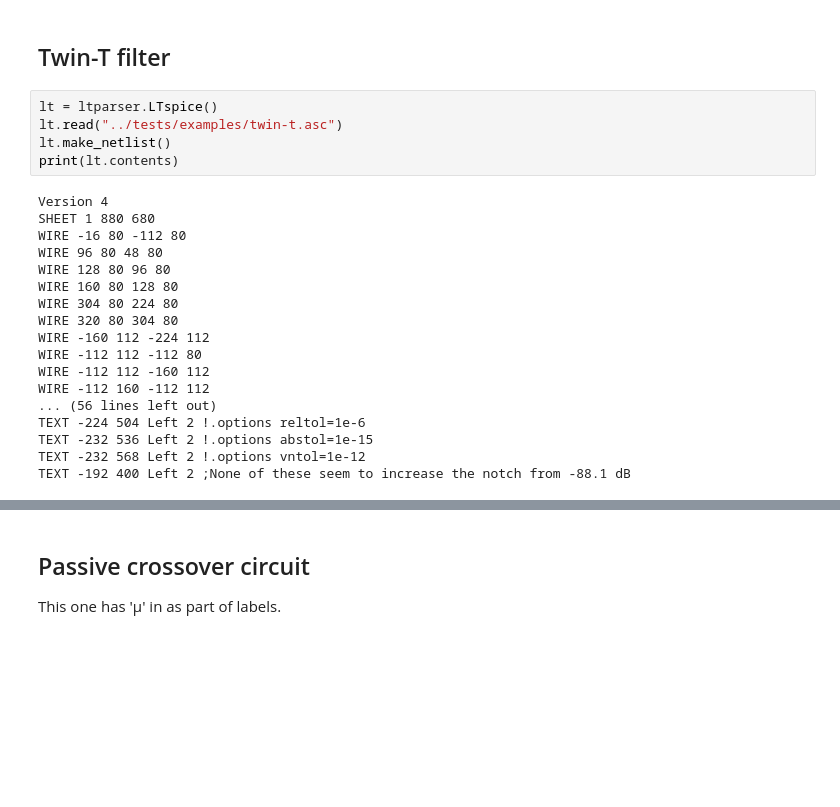
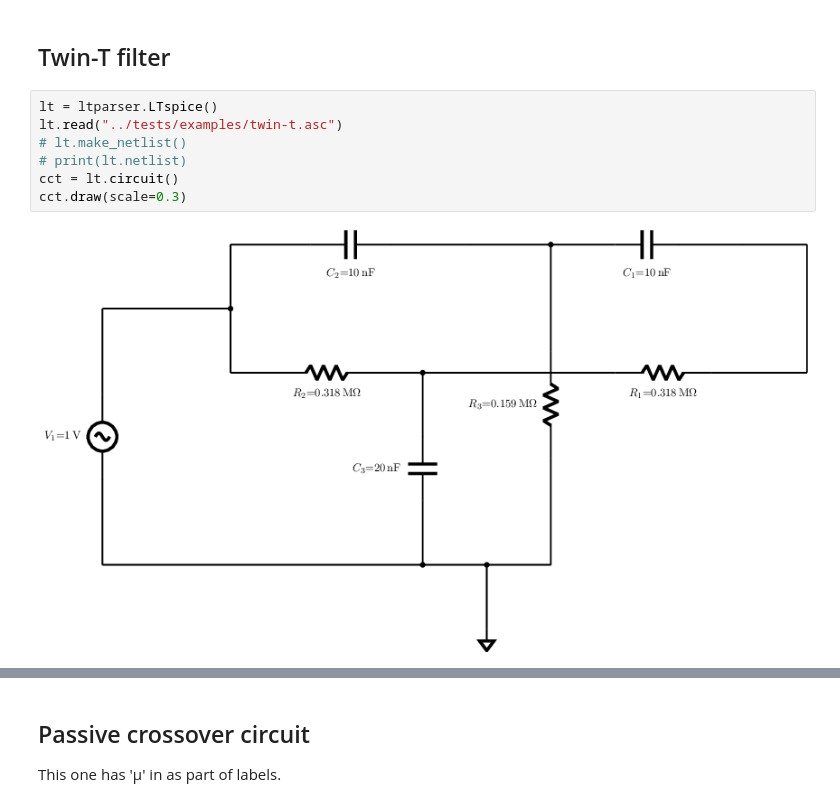
Before and after one commit to scottprahl/ltparser, a Jupyter notebook: docs/01-basics.ipynb, the cells around one changed output, grey strips where cells are left out. Drawn from its saved outputs; the diff is of its cells as text; blank space fills up the shorter version.

```diff
--- a/docs/01-basics.ipynb
+++ b/docs/01-basics.ipynb
@@ -224,23 +170,9 @@ C4 33 36 ; right, kind=polar, invert
 # %%
 lt = ltparser.LTspice()
 lt.read("../tests/examples/twin-t.asc")
-lt.make_netlist()
-print(lt.contents)
+# lt.make_netlist()
+# print(lt.netlist)
+cct = lt.circuit()
+cct.draw(scale=0.3)
 # %% [output]
-Version 4
-SHEET 1 880 680
-WIRE -16 80 -112 80
-WIRE 96 80 48 80
-WIRE 128 80 96 80
-WIRE 160 80 128 80
-WIRE 304 80 224 80
-WIRE 320 80 304 80
-WIRE -160 112 -224 112
-WIRE -112 112 -112 80
-WIRE -112 112 -160 112
-WIRE -112 160 -112 112
-... (56 lines left out)
-TEXT -224 504 Left 2 !.options reltol=1e-6
-TEXT -232 536 Left 2 !.options abstol=1e-15
-TEXT -232 568 Left 2 !.options vntol=1e-12
-TEXT -192 400 Left 2 ;None of these seem to increase the notch from -88.1 dB
+[figure, added]
```
Also changed, not shown: parts of 14 cells of this notebook, 8 other files.
